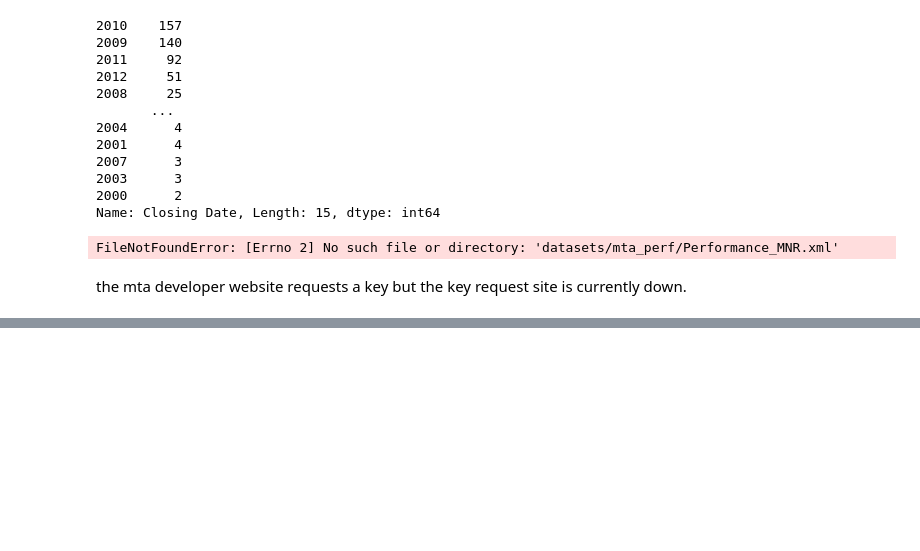
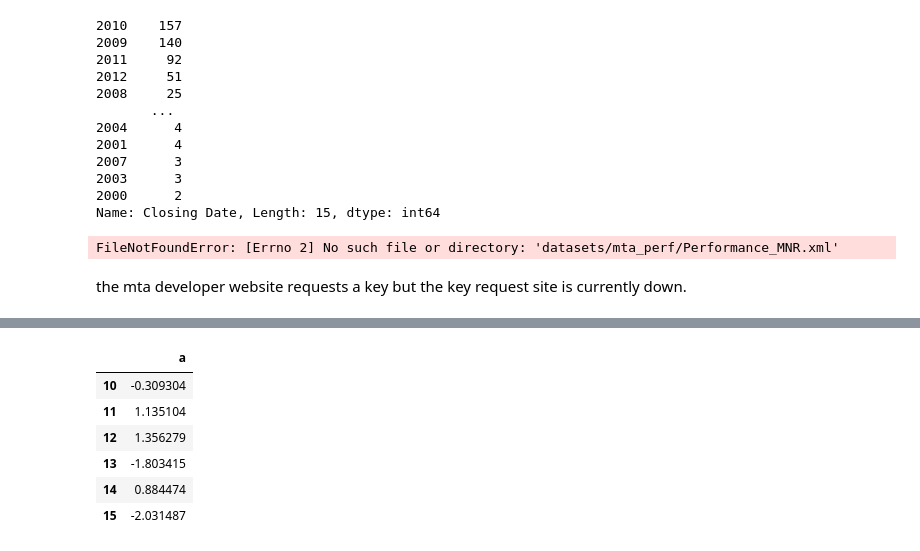
Before and after one commit to ZCW-Data1dot2/data-wrangling-pandas-deanastuart, a Jupyter notebook: Chapter6WorkAlong.ipynb, the cells around one changed output, grey strips where cells are left out. Saved outputs shown, nothing was run; the diff lists cells and outputs as text; code cells hidden in the pictures; blank space fills up the shorter version.

```diff
--- a/Chapter6WorkAlong.ipynb
+++ b/Chapter6WorkAlong.ipynb
@@ -369,0 +392,8 @@ the mta developer website requests a key but the key request site is currently d
+# %%
+frame = pd.DataFrame({'a':np.random.randn(100)})
+# %%
+store = pd.HDFStore('mydata.h5')
+# %%
+store['obj1']=frame
+# %%
+store['obj1'] =frame['a']
@@ -369,0 +422,10 @@ the mta developer website requests a key but the key request site is currently d
+# %%
+store.select('obj2',where=['index >= 10 and index <=15'])
+# %% [output]
+|  | a |
+| 10 | -0.309304 |
+| 11 | 1.135104 |
+| 12 | 1.356279 |
+| 13 | -1.803415 |
+| 14 | 0.884474 |
+| 15 | -2.031487 |
```
Also changed, not shown: parts of 18 cells of this notebook, 3 other files.
